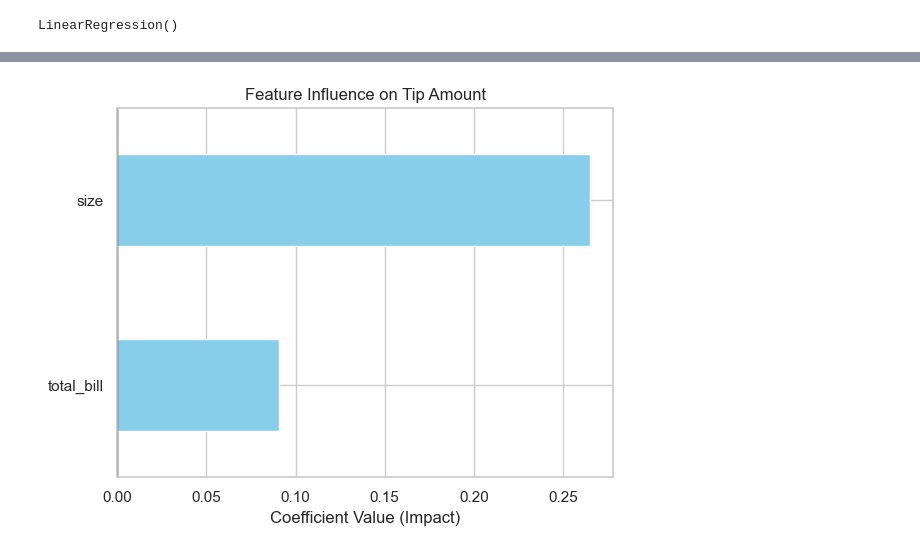
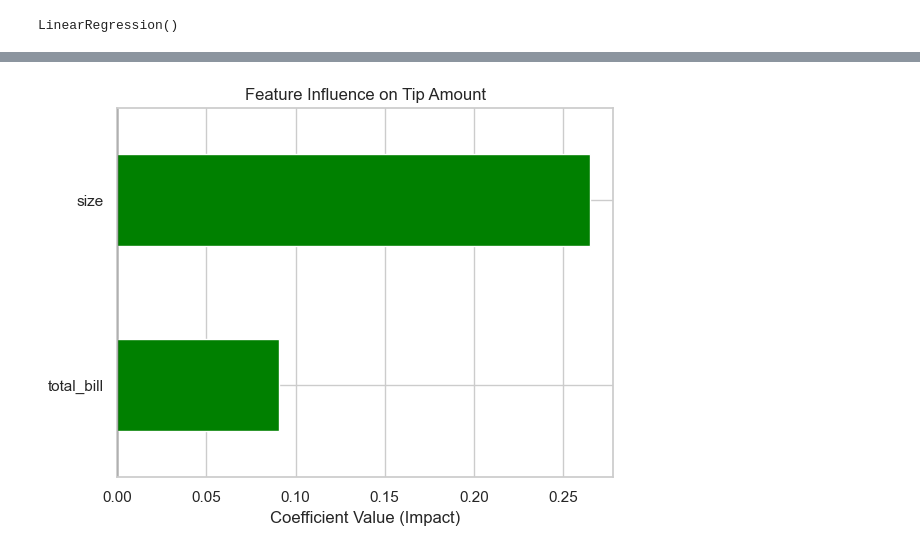
Before and after one commit to deniseaoko/Technical_assignment_data, a Jupyter notebook: data_specialist_analysis.ipynb, the cells around one changed output, grey strips where cells are left out. Drawn from its saved outputs; the diff is of its cells as text; code cells hidden in the pictures.

```diff
--- a/data_specialist_analysis.ipynb
+++ b/data_specialist_analysis.ipynb
@@ -42,3 +50,6 @@ None
+# %%
+# Dropping duplicates
+data = data.drop_duplicates()
 # %%
 # changing the data types for the categorical variables
 categorical_variables = ['sex','smoker','day','time']
@@ -84,4 +94,0 @@ Thur  2.771452   2.305  1.240223     62
-# %%
-# Strategic Insight: Check the 'Tip Percentage' to see the relative impact
-data['tip_pct'] = (data['tip'] / data['total_bill']) * 100
-print(data['tip_pct'].describe())
@@ -166,10 +165,10 @@ R² Score: 0.4811
 # %%
 # Visualization: Influence of Variables
 coefficients = pd.DataFrame(model.coef_, x.columns, columns=['Coefficient'])
-coefficients.plot(kind='barh', color='skyblue', legend=False)
+coefficients.plot(kind='barh', color='green', legend=False)
 plt.title('Feature Influence on Tip Amount')
 plt.xlabel('Coefficient Value (Impact)')
 plt.axvline(0, color='black', lw=1)
 plt.show()
 # %% [output]
-[figure, old version]
+[figure, new version]
```
Also changed, not shown: parts of 10 cells of this notebook, 1 other file.
